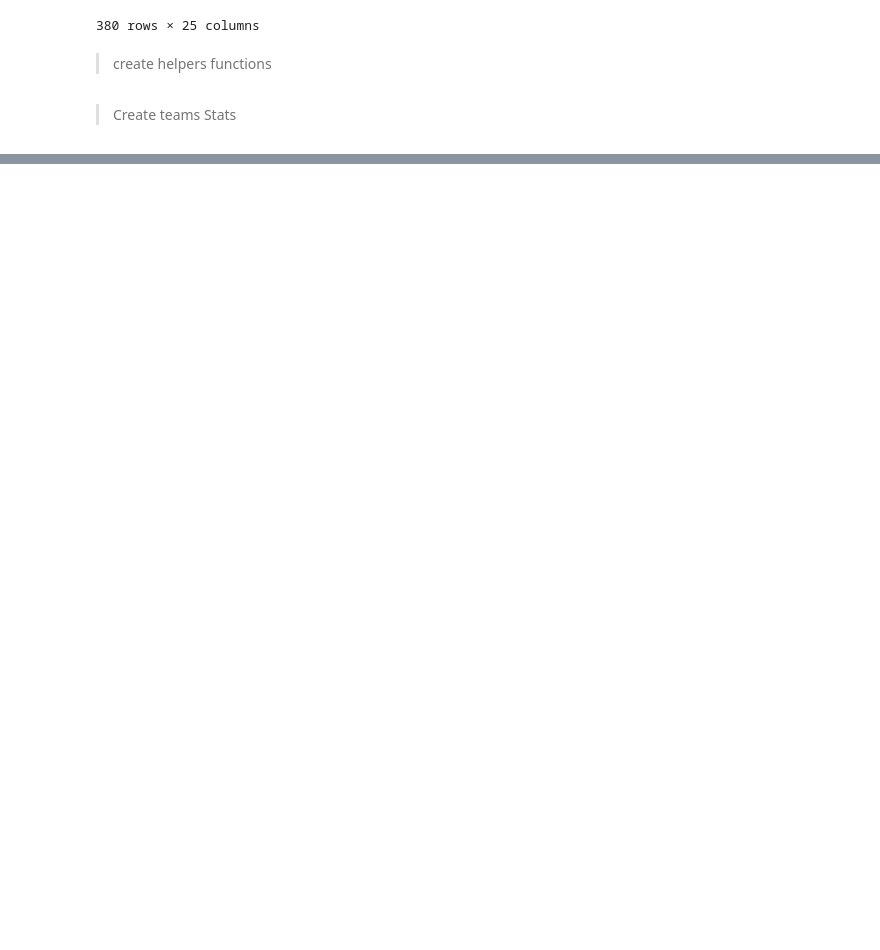
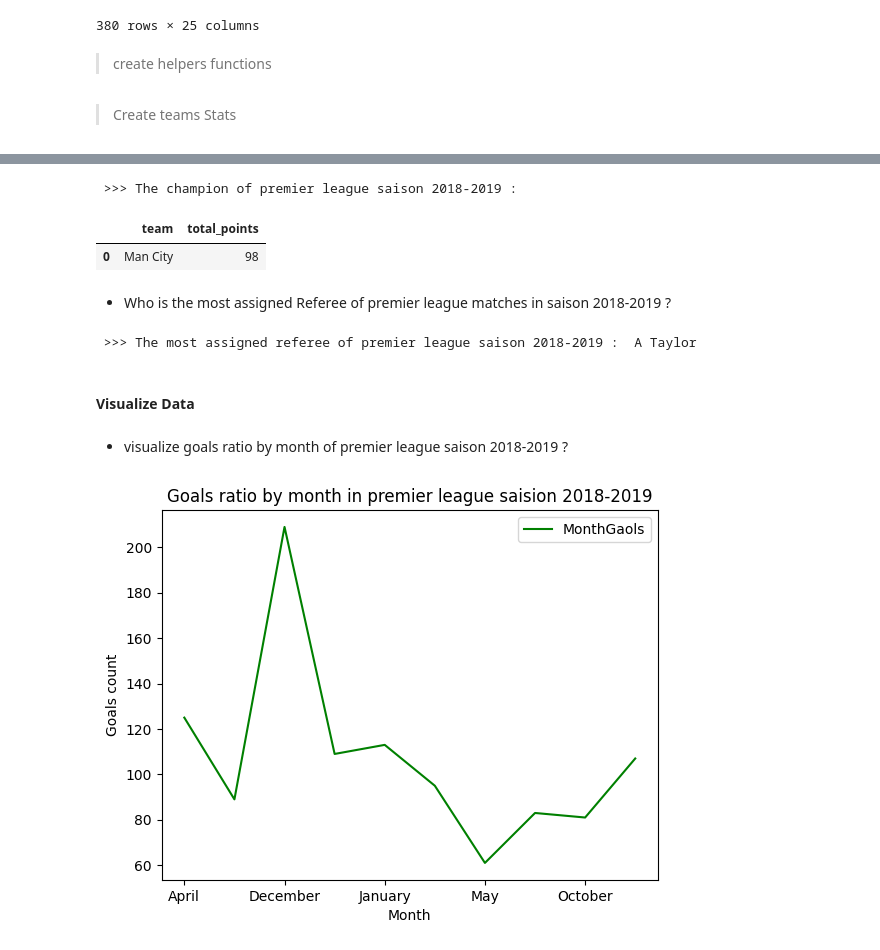
Before and after one commit to ayubhr/mini-projet-data-analysis, a Jupyter notebook: index.ipynb, the cells around one changed output, grey strips where cells are left out. Drawn from its saved outputs; the diff is of its cells as text; code cells hidden in the pictures; blank space fills up the shorter version.

```diff
--- a/index.ipynb
+++ b/index.ipynb
@@ -191,0 +468,38 @@ combinedTotalTeamStats
+# %%
+
+champion = TeamStatsData[['team','total_points']][TeamStatsData['total_points'] == TeamStatsData['total_points'].max()]
+
+print(" >>> The champion of premier league saison 2018-2019 :")
+champion
+# %% [output]
+ >>> The champion of premier league saison 2018-2019 :
+|  | team | total_points |
+| 0 | Man City | 98 |
+# %% [markdown]
+ * Who is the most assigned Referee of premier league matches in saison 2018-2019  ?
+# %%
+ref = pldata['Referee'].value_counts().idxmax()
+
+print(" >>> The most assigned referee of premier league saison 2018-2019 :  "+ref+" ")
+# %% [output]
+ >>> The most assigned referee of premier league saison 2018-2019 :  A Taylor
+# %% [markdown]
+#### Visualize Data
+# %% [markdown]
+ * visualize goals ratio by month of premier league saison 2018-2019  ?
+# %%
+def sumGaols(row):
+
+    return row["FTHG"]+row["FTAG"]
+
+
+monthGoals = instancedData.assign(MonthGaols = instancedData.apply(sumGaols, axis=1),)\
+                          .groupby('month').agg({'MonthGaols':sum})\
+                          .sort_values(by='month', ascending=True)
+
+monthGoals.plot(color='g', label="ss")
+plt.xlabel('Month')
+plt.ylabel('Goals count')
+plt.title('Goals ratio by month in premier league saision 2018-2019');
+# %% [output]
+[figure, added]
```
Also changed, not shown: parts of 41 cells of this notebook.
